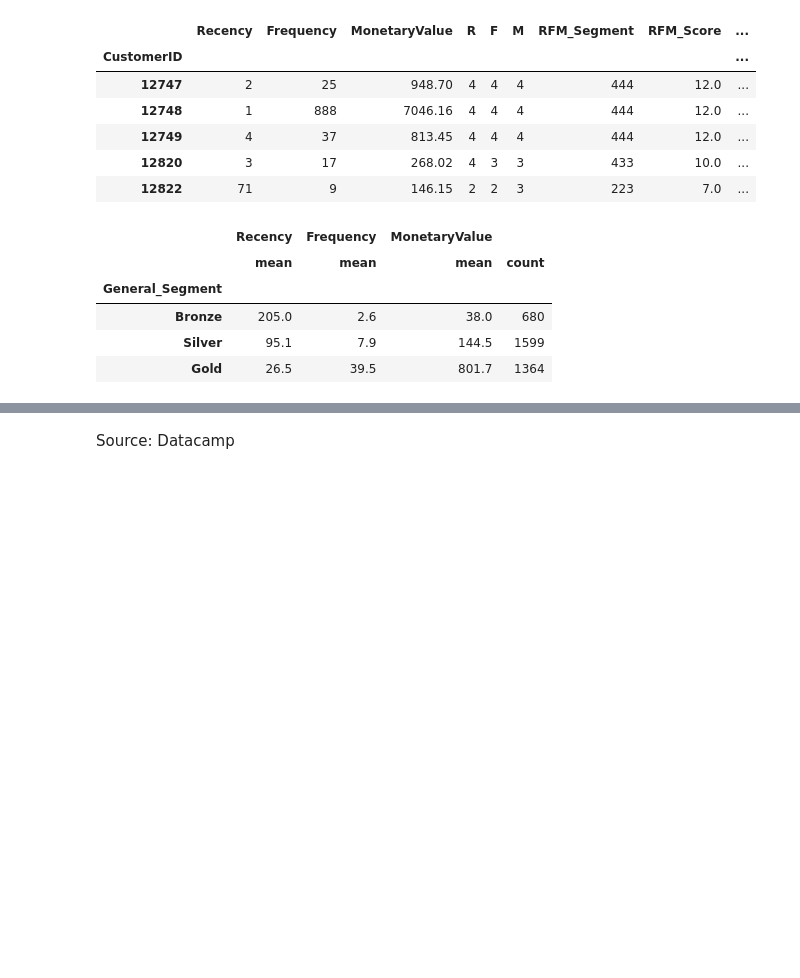
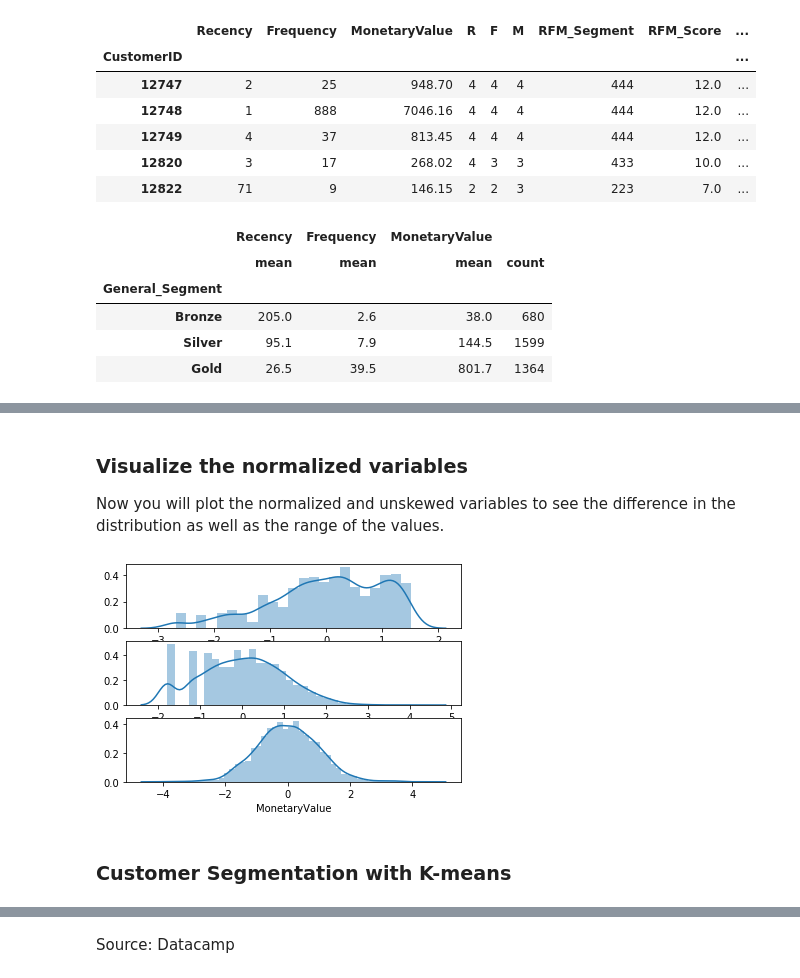
Before and after one commit to kurtsenol/machine-learning, a Jupyter notebook: MarketingAnalytics/RFM-analysis.ipynb, the cells around one changed output, grey strips where cells are left out. Drawn from its saved outputs; the diff is of its cells as text; code cells hidden in the pictures; blank space fills up the shorter version.

```diff
--- a/MarketingAnalytics/RFM-analysis.ipynb
+++ b/MarketingAnalytics/RFM-analysis.ipynb
@@ -253,0 +317,17 @@ datamart.groupby('General_Segment').agg({
+# %%
+from sklearn.preprocessing import StandardScaler
+
+# Unskew the data
+datamart_log = np.log(datamart_rfm)
+
+# Initialize a standard scaler and fit it
+scaler = StandardScaler()
+scaler.fit(datamart_log)
+
+# Scale and center the data
+datamart_normalized = scaler.transform(datamart_log)
+
+# Create a pandas DataFrame
+datamart_normalized = pd.DataFrame (data=datamart_normalized, index=datamart_rfm.index, columns=datamart_rfm.columns)
+
+datamart_normalized.head()
@@ -253,0 +342,19 @@ datamart.groupby('General_Segment').agg({
+# %% [markdown]
+### Visualize the normalized variables
+Now you will plot the normalized and unskewed variables to see the difference in the distribution as well as the range of the values.
+# %%
+# Plot recency distribution
+plt.subplot(3, 1, 1); sns.distplot(datamart_normalized['Recency'])
+
+# Plot frequency distribution
+plt.subplot(3, 1, 2); sns.distplot(datamart_normalized['Frequency'])
+
+# Plot monetary value distribution
+plt.subplot(3, 1, 3); sns.distplot(datamart_normalized['MonetaryValue'])
+
+# Show the plot
+plt.show()
+# %% [output]
+[figure, added]
+# %% [markdown]
+### Customer Segmentation with K-means
```
Also changed, not shown: parts of 50 cells of this notebook, 1 other file.
